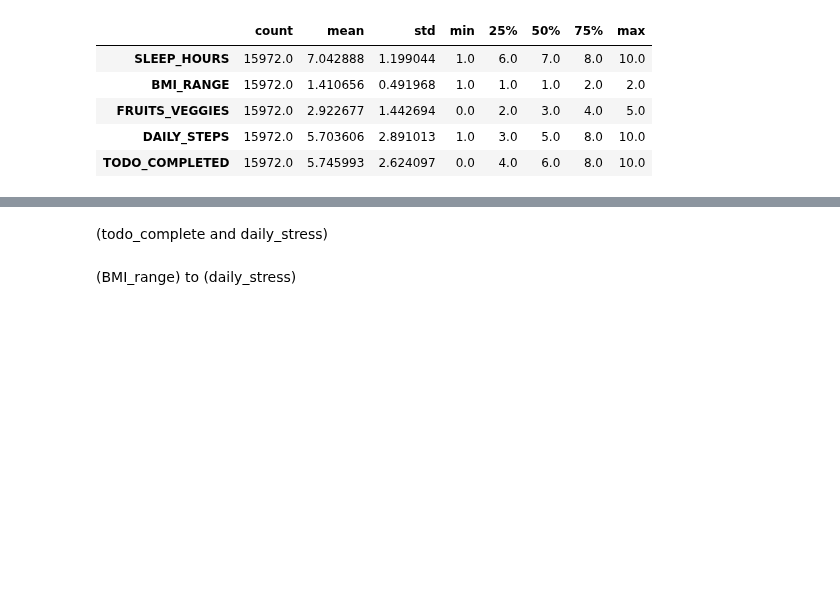
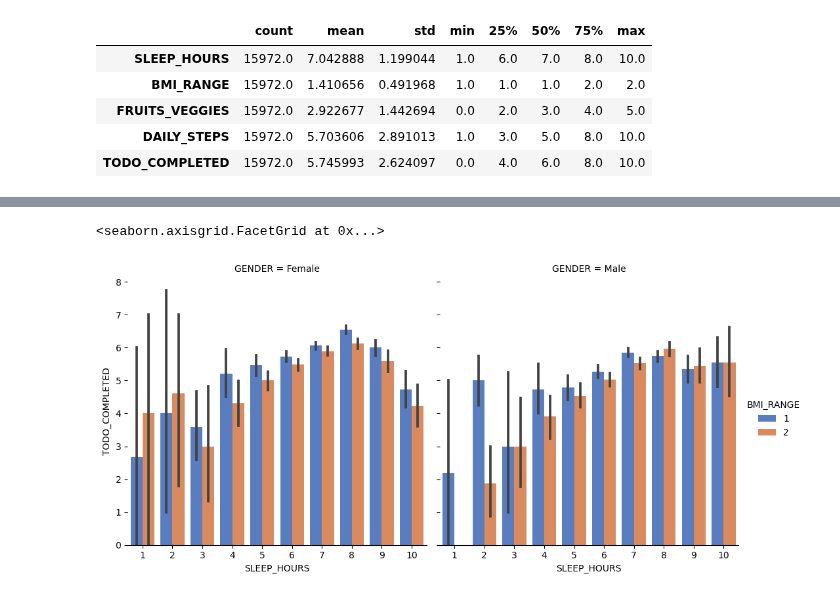
Before and after one commit to ubco-W2022T2-data301/project-group-group06, a Jupyter notebook: analysis/analysis3.ipynb, the cells around one changed output, grey strips where cells are left out. Saved outputs shown, nothing was run; the diff lists cells and outputs as text; code cells hidden in the pictures; blank space fills up the shorter version.

```diff
--- a/analysis/analysis3.ipynb
+++ b/analysis/analysis3.ipynb
@@ -116,0 +117,3 @@ pandas.core.series.Series
+# %%
+dfa = dfa.drop([10005]).reset_index(drop=True)
+dfa
@@ -116,0 +143,2 @@ pandas.core.series.Series
+# %%
+dfa["DAILY_STRESS"] = pd.to_numeric(dfa["DAILY_STRESS"])
@@ -155,10 +204,8 @@ This indicates that the ability to take care of oneself (optimum hours of sleep
 # %%
-g = sns.catplot(
-    x="SLEEP_HOURS", y="TODO_COMPLETED", hue="BMI_RANGE",
-    palette="muted", col="GENDER",
-    capsize=.2, errorbar="se",
-    kind="bar", height=6, aspect=.75,
+g = sns.catplot(dfa, x="SLEEP_HOURS", y="TODO_COMPLETED", hue="BMI_RANGE",
+    palette="muted", col="GENDER", kind="bar"
 )
 g.despine(left=True)
+# %% [output]
+<seaborn.axisgrid.FacetGrid at 0x...>
+[figure, added]
-# %% [markdown]
-(todo_complete and daily_stress)
@@ -170,2 +211,0 @@ sns.jointplot x="TODO_COMPLETE", y="DAILY_STRESS",
-# %% [markdown]
-(BMI_range) to (daily_stress)
```
Also changed, not shown: parts of 39 cells of this notebook.
